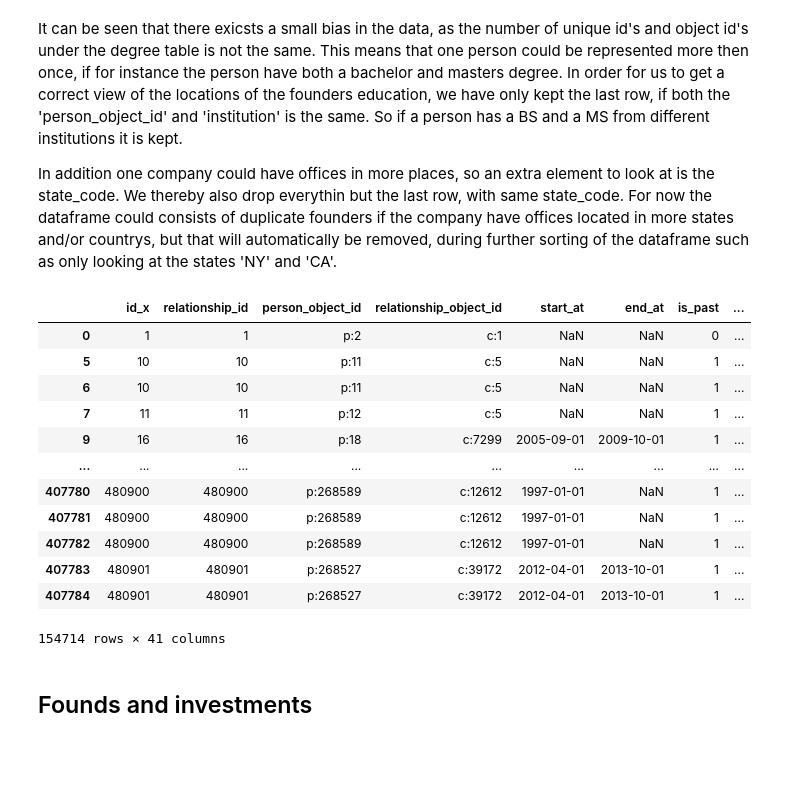
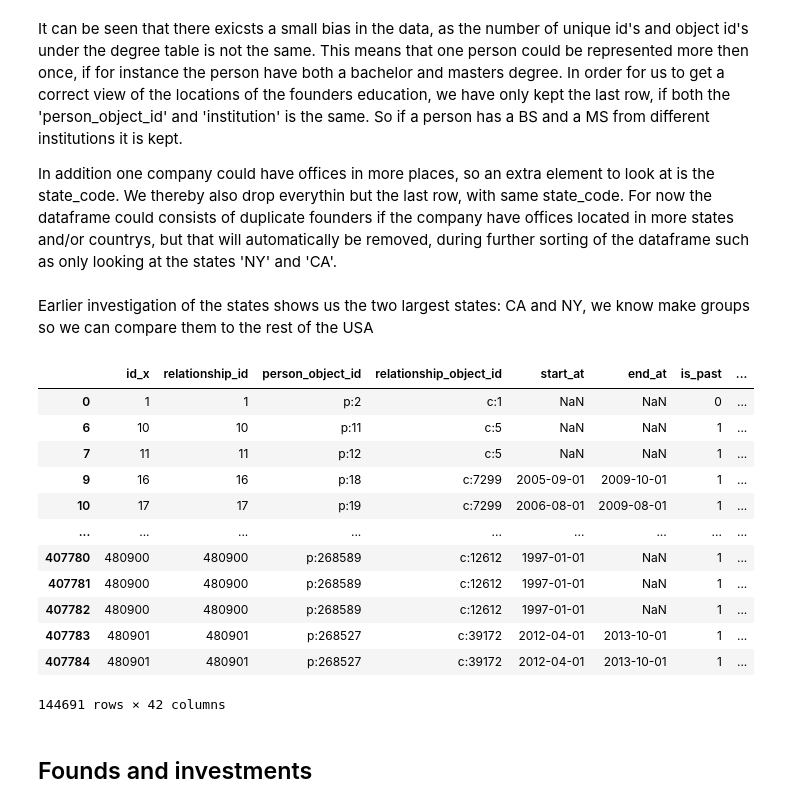
Before and after one commit to HeleneHjort/Socialdata, a Jupyter notebook: Project.ipynb, the cells around one changed output. Drawn from its saved outputs; the diff is of its cells as text; code cells hidden in the pictures; blank space fills up the shorter version.

```diff
--- a/Project.ipynb
+++ b/Project.ipynb
@@ -215,26 +215,40 @@ founders.dropna(subset=['degree_type'], inplace=True)
 # %%
 # Only keep data from USA
 founders = founders[founders['relationship_object_id'].isin(usa_offices['object_id'])]
+founders = founders[founders['country_code'] == "USA"]
 # %%
 # Extract year the employees graduated in
 founders['graduated_at'] = pd.to_datetime(founders['graduated_at'], format = '%Y-%m-%d')
 founders['grad_year'] = founders['graduated_at'].dt.year
-# %%
-founders = founders[founders['relationship_object_id'].isin(usa_offices['object_id'])]
-# %% [output]
-|  | id_x | relationship_id | person_object_id | relationship_object_id | start_at | end_at | is_past | ... |
-| 0 | 1 | 1 | p:2 | c:1 | NaN | NaN | 0 | ... |
-| 5 | 10 | 10 | p:11 | c:5 | NaN | NaN | 1 | ... |
-| 6 | 10 | 10 | p:11 | c:5 | NaN | NaN | 1 | ... |
-| 7 | 11 | 11 | p:12 | c:5 | NaN | NaN | 1 | ... |
-| 9 | 16 | 16 | p:18 | c:7299 | 2005-09-01 | 2009-10-01 | 1 | ... |
-| ... | ... | ... | ... | ... | ... | ... | ... | ... |
-| 407780 | 480900 | 480900 | p:268589 | c:12612 | 1997-01-01 | NaN | 1 | ... |
-| 407781 | 480900 | 480900 | p:268589 | c:12612 | 1997-01-01 | NaN | 1 | ... |
-| 407782 | 480900 | 480900 | p:268589 | c:12612 | 1997-01-01 | NaN | 1 | ... |
-| 407783 | 480901 | 480901 | p:268527 | c:39172 | 2012-04-01 | 2013-10-01 | 1 | ... |
-| 407784 | 480901 | 480901 | p:268527 | c:39172 | 2012-04-01 | 2013-10-01 | 1 | ... |
-154714 rows × 41 columns
+# %% [markdown]
+Earlier investigation of the states shows us the two largest states: CA and NY, we know make groups so we can compare them to the rest of the USA
+# %%
+# Create a list of conditions
+conditions = [(founders['state_code'] == "CA"),
+            (founders['state_code'] == "NY"),
+            (founders['state_code'] != "CA") & (founders['state_code'] != "NY")]
+
+# Create a list of values for conditions
+
+values = ["CA", "NY", "Others"]
+
+founders["State_Group"] =  np.select(conditions, values)
+# %%
+founders
+# %% [output]
+|  | id_x | relationship_id | person_object_id | relationship_object_id | start_at | end_at | is_past | ... |
+| 0 | 1 | 1 | p:2 | c:1 | NaN | NaN | 0 | ... |
+| 6 | 10 | 10 | p:11 | c:5 | NaN | NaN | 1 | ... |
+| 7 | 11 | 11 | p:12 | c:5 | NaN | NaN | 1 | ... |
+| 9 | 16 | 16 | p:18 | c:7299 | 2005-09-01 | 2009-10-01 | 1 | ... |
+| 10 | 17 | 17 | p:19 | c:7299 | 2006-08-01 | 2009-08-01 | 1 | ... |
+| ... | ... | ... | ... | ... | ... | ... | ... | ... |
+| 407780 | 480900 | 480900 | p:268589 | c:12612 | 1997-01-01 | NaN | 1 | ... |
+| 407781 | 480900 | 480900 | p:268589 | c:12612 | 1997-01-01 | NaN | 1 | ... |
+| 407782 | 480900 | 480900 | p:268589 | c:12612 | 1997-01-01 | NaN | 1 | ... |
+| 407783 | 480901 | 480901 | p:268527 | c:39172 | 2012-04-01 | 2013-10-01 | 1 | ... |
+| 407784 | 480901 | 480901 | p:268527 | c:39172 | 2012-04-01 | 2013-10-01 | 1 | ... |
+144691 rows × 42 columns
 # %%
 founders_NY = founders[founders["state_code"].isin(["NY"])]
 founders_CA = founders[founders["state_code"].isin(["CA"])]
```
Also changed, not shown: parts of 38 cells of this notebook, 6 other files.
